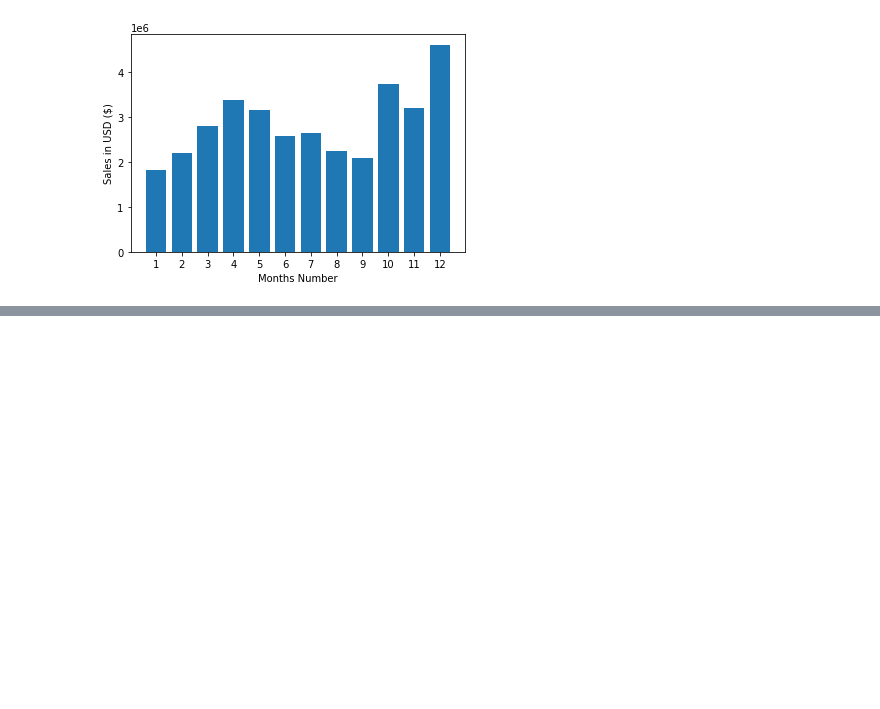
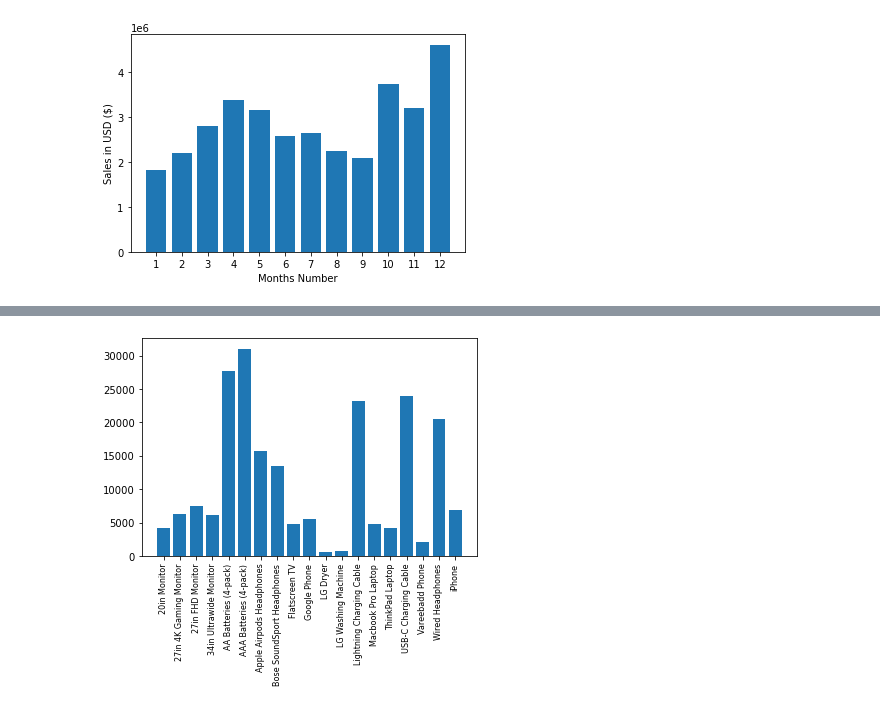
Before and after one commit to sheddyranking/Pandas_Project, a Jupyter notebook: Analysis.ipynb, the cells around one changed output, grey strips where cells are left out. Saved outputs shown, nothing was run; the diff lists cells and outputs as text; code cells hidden in the pictures; blank space fills up the shorter version.

Commit message:
product with most sales as to highest quantity ordered

```diff
--- a/Analysis.ipynb
+++ b/Analysis.ipynb
@@ -313,0 +325,8 @@ for key, value in count.most_common(10):
+# %%
+## from the df above answering the question we need to sum up the 'Quatity Ordered' base on grouping by the 'Product'
+
+product_group = all_months_data.groupby('Product')
+quantity_ordered = product_group.sum()['Quantity Ordered']
+
+
+quantity_ordered
@@ -313,0 +351,11 @@ for key, value in count.most_common(10):
+# %%
+#we need to visualized to help us see clearly which product has the highest number of quantity ordered as to most sales.
+
+#arrange product group according
+product = [product for product, df in product_group]
+
+plt.bar(product, quantity_ordered)
+plt.xticks(product, rotation='vertical', size=8)
+plt.show()
+# %% [output]
+[figure, added]
```
Also changed, not shown: parts of 33 cells of this notebook.
